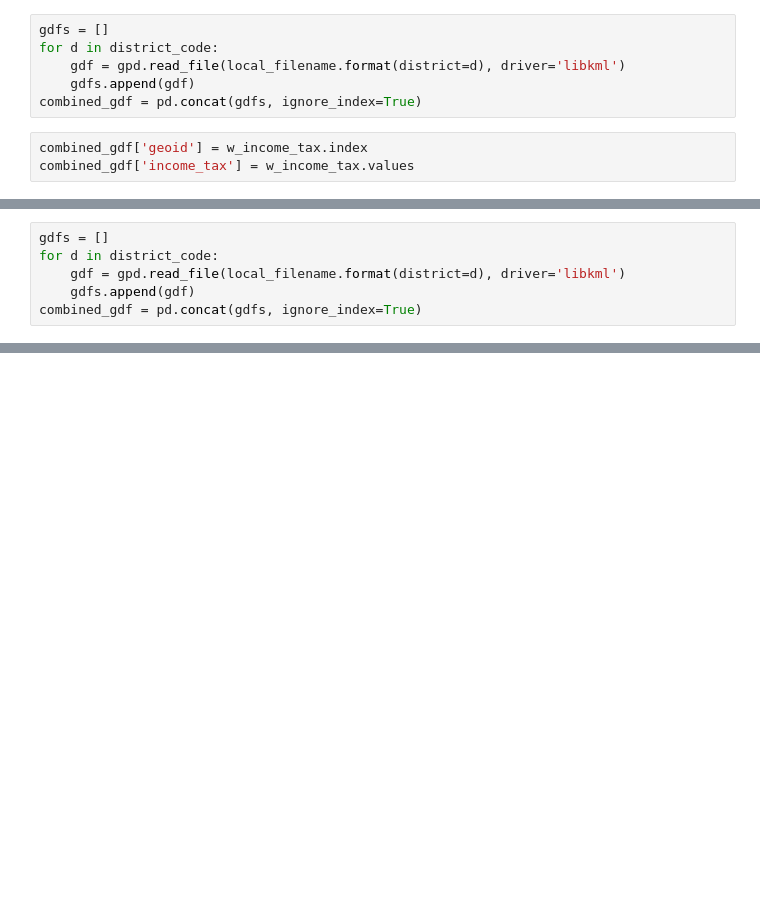
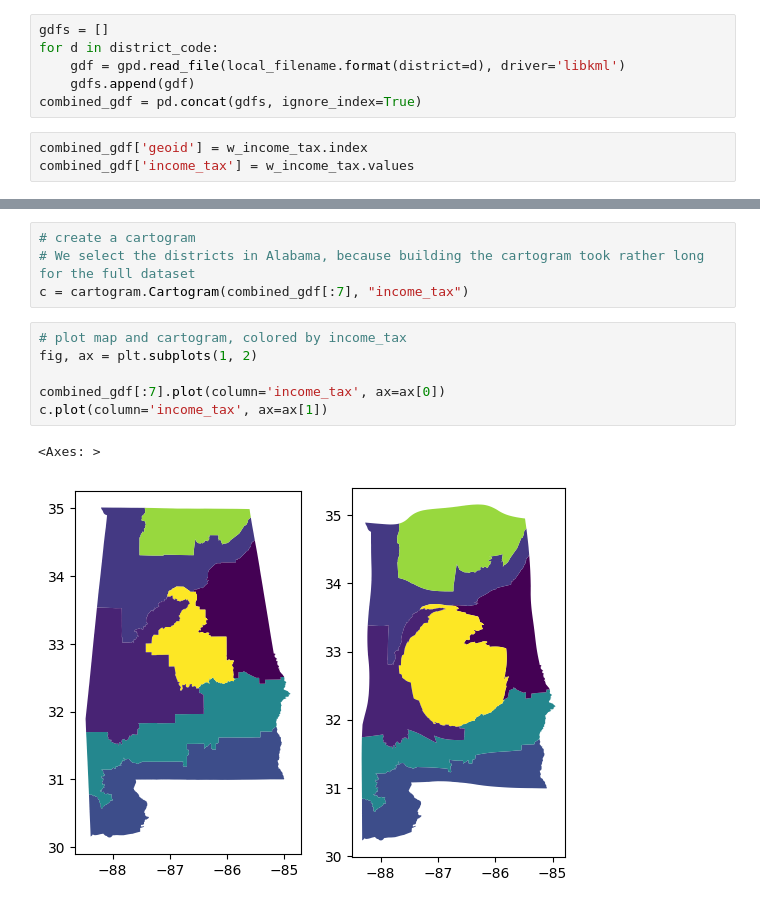
Before and after one commit to LibraryOfCongress/Congressional-Hackathon-2025, a Jupyter notebook: plot_districts.ipynb, the cells around one changed output, grey strips where cells are left out. Saved outputs shown, nothing was run; the diff lists cells and outputs as text; blank space fills up the shorter version.

```diff
--- a/plot_districts.ipynb
+++ b/plot_districts.ipynb
@@ -154,6 +79,0 @@ File 'WY-0.kml' downloaded successfully.
-# %%
-gdfs = []
-for d in district_code:
-    gdf = gpd.read_file(local_filename.format(district=d), driver='libkml')
-    gdfs.append(gdf)
-combined_gdf = pd.concat(gdfs, ignore_index=True)
@@ -193,0 +100,13 @@ plt.hist(combined_gdf['income_tax'])
+# %%
+# create a cartogram
+# We select the districts in Alabama, because building the cartogram took rather long for the full dataset
+c = cartogram.Cartogram(combined_gdf[:7], "income_tax")
+# %%
+# plot map and cartogram, colored by income_tax
+fig, ax = plt.subplots(1, 2)
+
+combined_gdf[:7].plot(column='income_tax', ax=ax[0])
+c.plot(column='income_tax', ax=ax[1])
+# %% [output]
+<Axes: >
+[figure, added]
```
Also changed, not shown: parts of 25 cells of this notebook.
